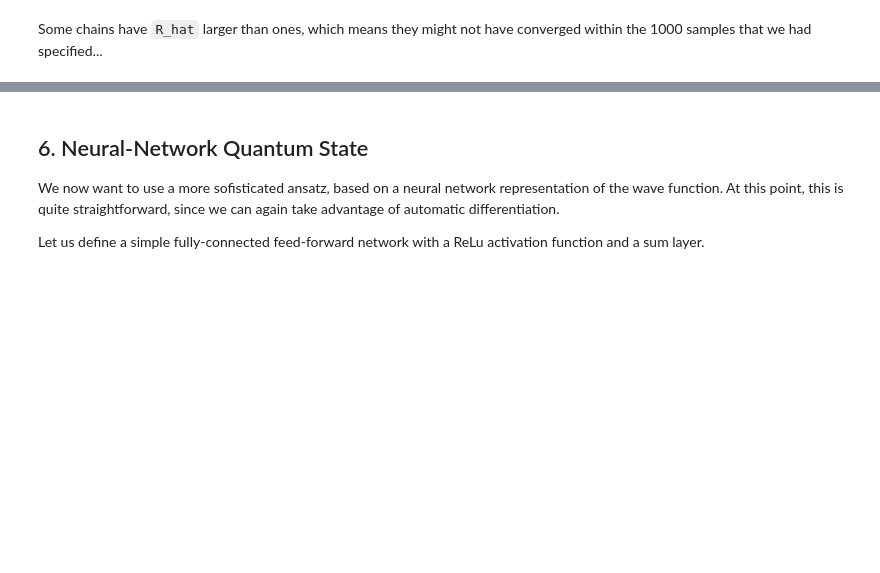
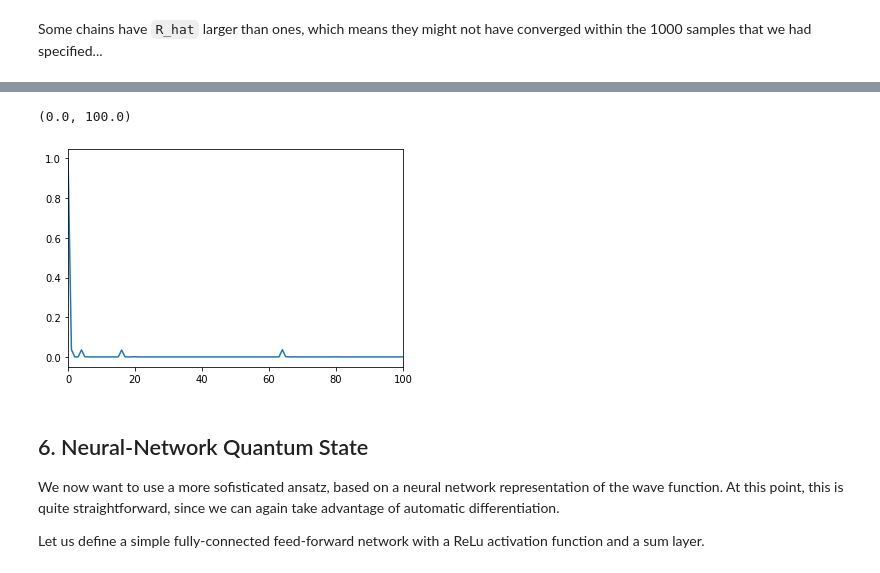
Before and after one commit to erinaldi/bmn2-netket, a Jupyter notebook: notebooks/MatrixModel.ipynb, the cells around one changed output, grey strips where cells are left out. Saved outputs shown, nothing was run; the diff lists cells and outputs as text; code cells hidden in the pictures; blank space fills up the shorter version.

```diff
--- a/notebooks/MatrixModel.ipynb
+++ b/notebooks/MatrixModel.ipynb
@@ -461,3 +513,9 @@ Some chains have `R_hat` larger than ones, which means they might not have conve
+# %%
+plt.plot(vstate.to_array().real)
+plt.xlim([0,100])
+# %% [output]
+(0.0, 100.0)
+[figure, added]
 # %% [markdown]
 ## 6. Neural-Network Quantum State
 
```
Also changed, not shown: parts of 25 cells of this notebook.
